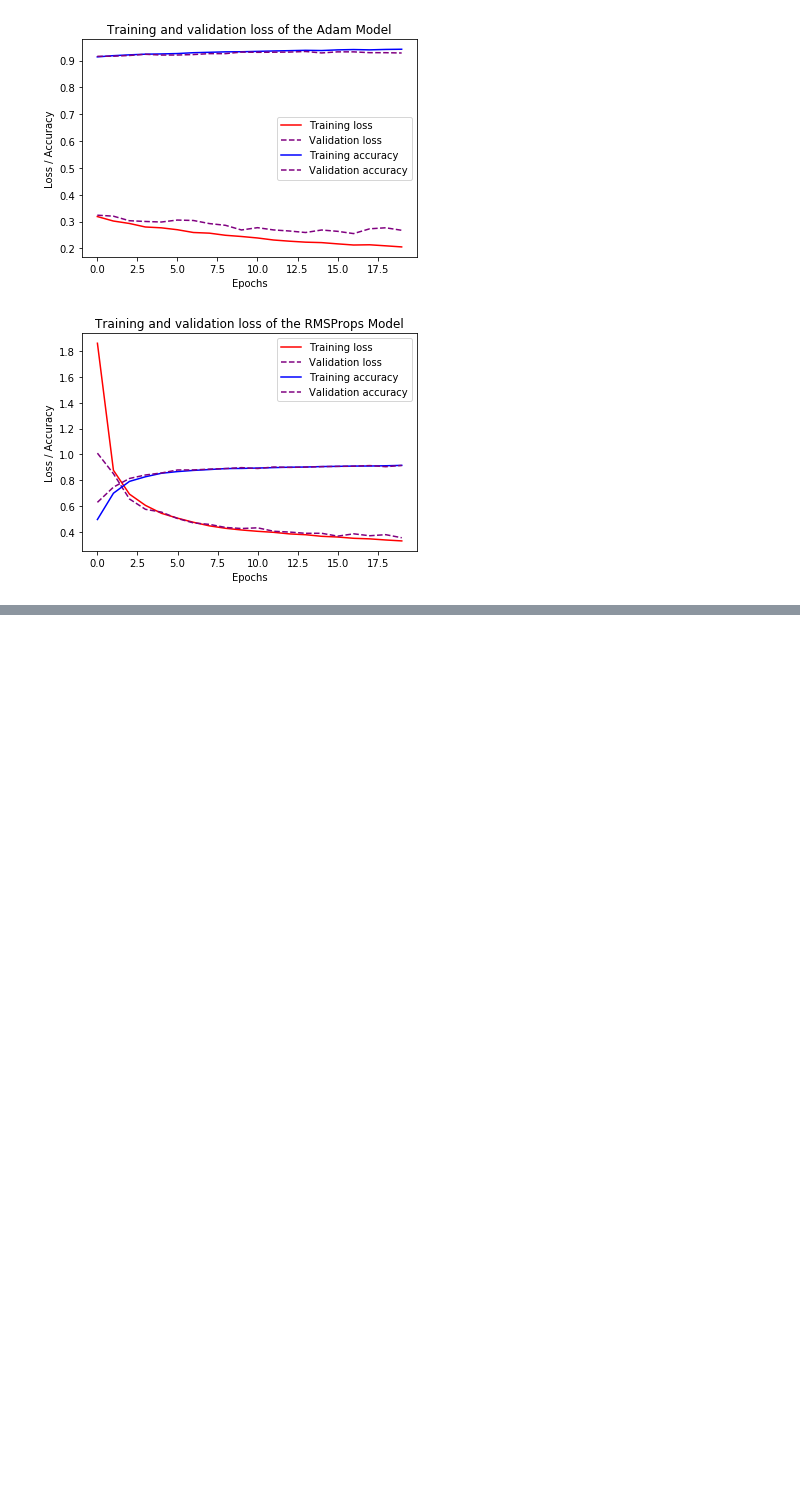
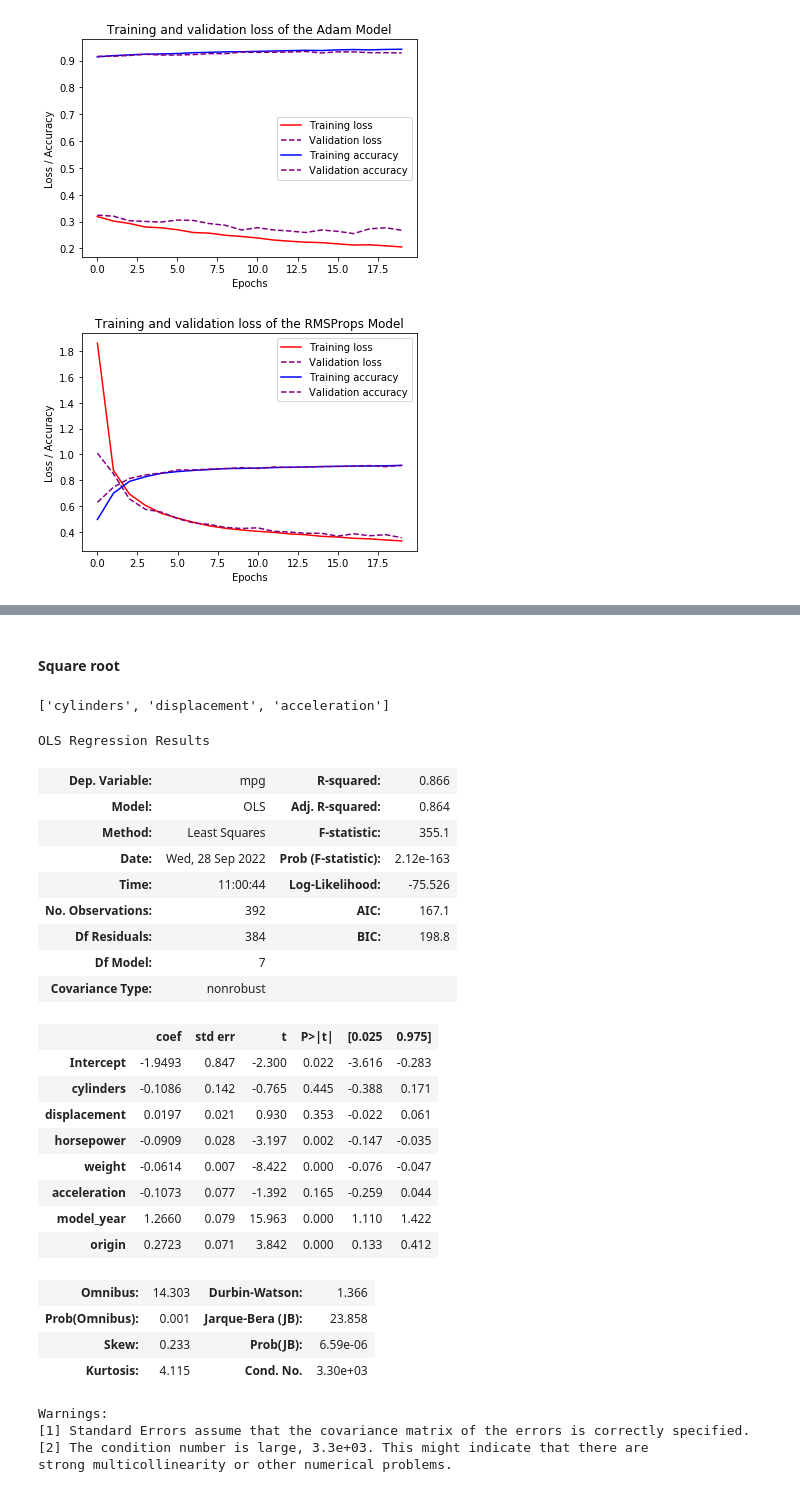
Before and after one commit to Orthologues/DM873-DeepLearning, a Jupyter notebook: exercises.ipynb, the cells around one changed output, grey strips where cells are left out. Cells and saved outputs as stored; diff of their text form; code cells hidden in the pictures; blank space fills up the shorter version.

```diff
--- a/exercises.ipynb
+++ b/exercises.ipynb
@@ -159,0 +377,42 @@ plot_training(rmsprop_train_history, "of the RMSProps Model")
+# %% [markdown]
+#### Square root
+# %%
+df_arr = np.array(df) # make it easier to transform
+new_df = pd.DataFrame(data=np.sqrt(df_arr), columns=df.columns)
+corr_cmd = f'{y_col} ~ {" + ".join(numerical_predictors)}'
+linear_model = ols(corr_cmd, data=new_df).fit()
+pvals = linear_model.pvalues.to_dict()
+irrelevant_cols = [col for col in pvals.keys() if pvals[col] >= 0.05]
+irrelevant_cols
+# %% [output]
+['cylinders', 'displacement', 'acceleration']
+# %%
+linear_model.summary() # we could see that "horsepower" has very low p-value now
+# %% [output]
+OLS Regression Results
+| Dep. Variable: | mpg | R-squared: | 0.866 |
+| Model: | OLS | Adj. R-squared: | 0.864 |
+| Method: | Least Squares | F-statistic: | 355.1 |
+| Date: | Wed, 28 Sep 2022 | Prob (F-statistic): | 2.12e-163 |
+| Time: | 11:00:44 | Log-Likelihood: | -75.526 |
+| No. Observations: | 392 | AIC: | 167.1 |
+| Df Residuals: | 384 | BIC: | 198.8 |
+| Df Model: | 7 |  |  |
+| Covariance Type: | nonrobust |  |  |
+|  | coef | std err | t | P>|t| | [0.025 | 0.975] |
+| Intercept | -1.9493 | 0.847 | -2.300 | 0.022 | -3.616 | -0.283 |
+| cylinders | -0.1086 | 0.142 | -0.765 | 0.445 | -0.388 | 0.171 |
+| displacement | 0.0197 | 0.021 | 0.930 | 0.353 | -0.022 | 0.061 |
+| horsepower | -0.0909 | 0.028 | -3.197 | 0.002 | -0.147 | -0.035 |
+| weight | -0.0614 | 0.007 | -8.422 | 0.000 | -0.076 | -0.047 |
+| acceleration | -0.1073 | 0.077 | -1.392 | 0.165 | -0.259 | 0.044 |
+| model_year | 1.2660 | 0.079 | 15.963 | 0.000 | 1.110 | 1.422 |
+| origin | 0.2723 | 0.071 | 3.842 | 0.000 | 0.133 | 0.412 |
+| Omnibus: | 14.303 | Durbin-Watson: | 1.366 |
+| Prob(Omnibus): | 0.001 | Jarque-Bera (JB): | 23.858 |
+| Skew: | 0.233 | Prob(JB): | 6.59e-06 |
+| Kurtosis: | 4.115 | Cond. No. | 3.30e+03 |
+Warnings:
+[1] Standard Errors assume that the covariance matrix of the errors is correctly specified.
+[2] The condition number is large, 3.3e+03. This might indicate that there are
+strong multicollinearity or other numerical problems.
```
Also changed, not shown: parts of 48 cells of this notebook, 2 other files.
